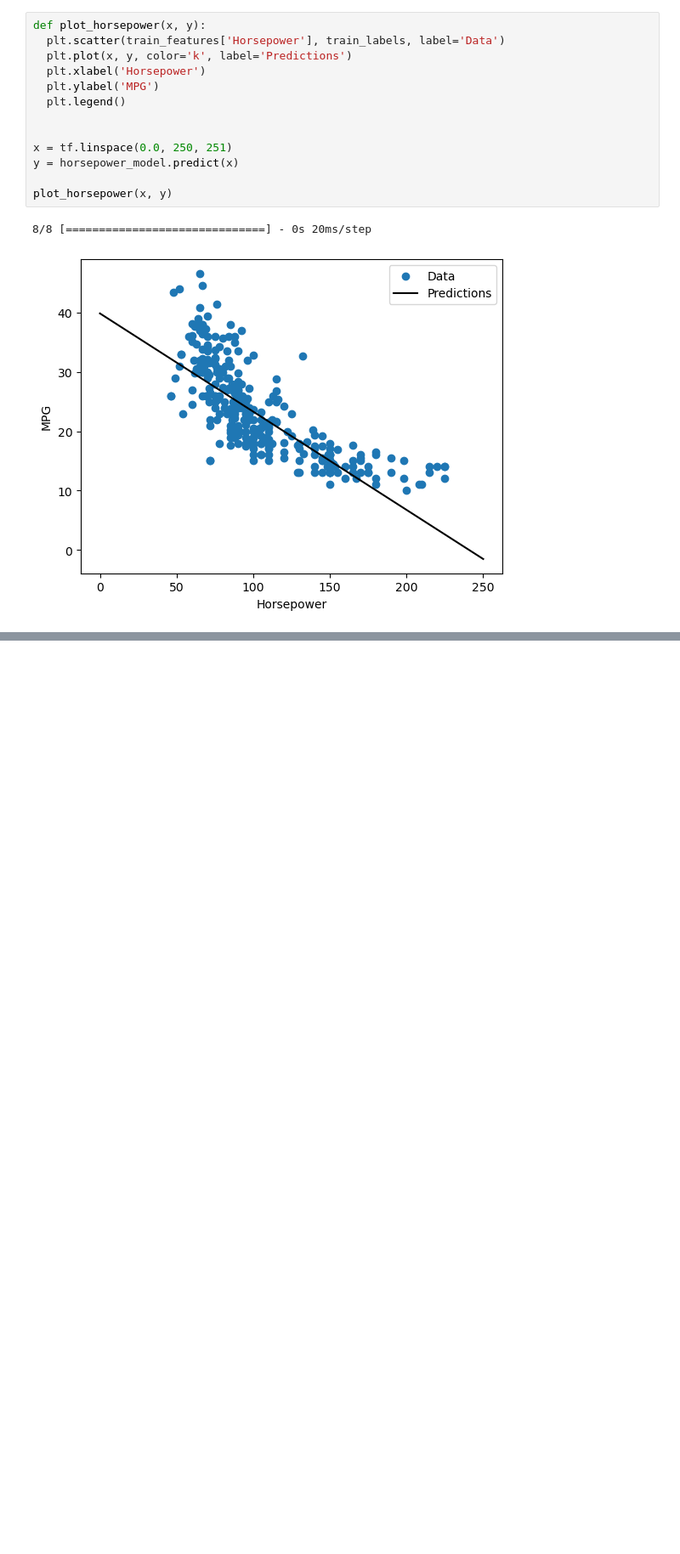
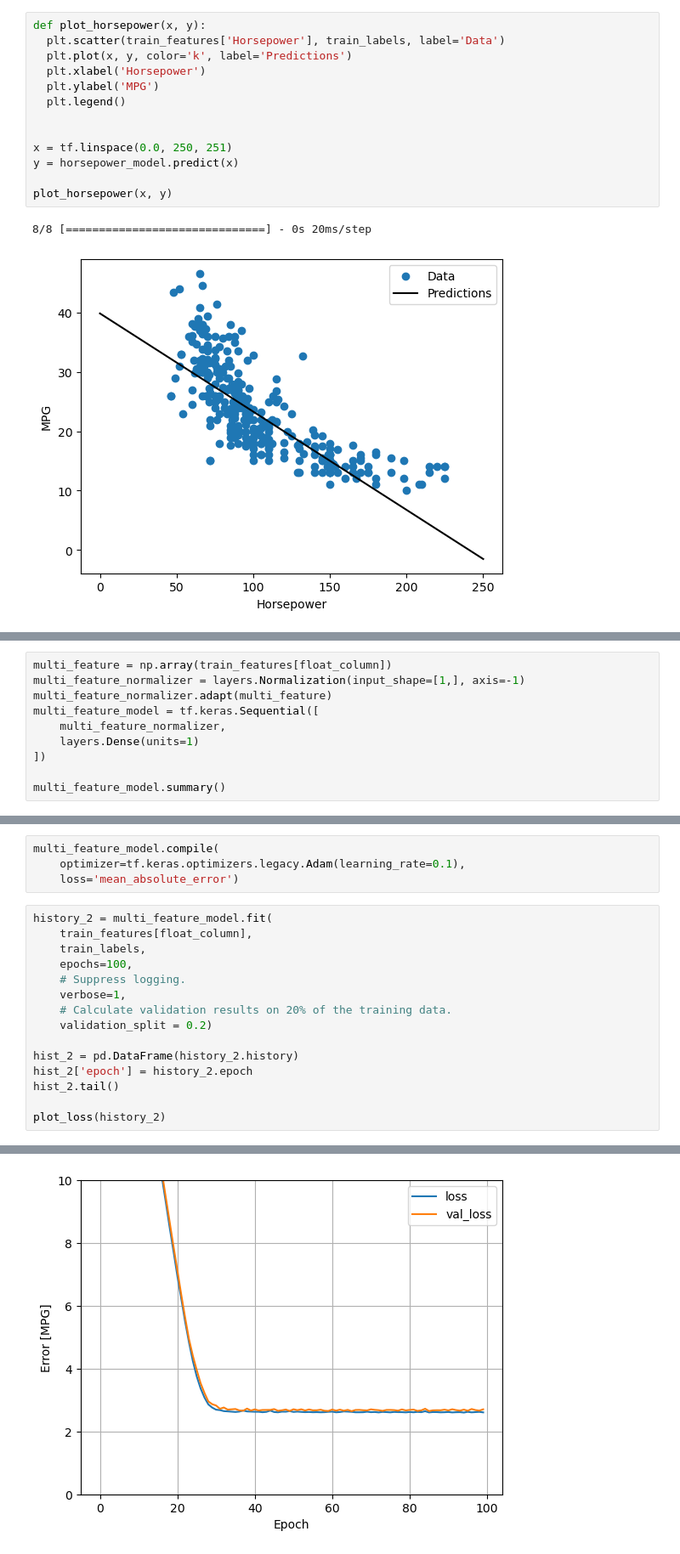
Before and after one commit to williamstshen/MiscForStudy, a Jupyter notebook: TestKeras/Basic_regression_PredictFuelEff_fromTFWeb.ipynb, the cells around one changed output, grey strips where cells are left out. Shown at 85% size. Drawn from its saved outputs; the diff is of its cells as text; blank space fills up the shorter version.

Commit message:
add multi-feature-in regression test

```diff
--- a/TestKeras/Basic_regression_PredictFuelEff_fromTFWeb.ipynb
+++ b/TestKeras/Basic_regression_PredictFuelEff_fromTFWeb.ipynb
@@ -211,0 +214,10 @@ plot_horsepower(x, y)
+# %%
+multi_feature = np.array(train_features[float_column])
+multi_feature_normalizer = layers.Normalization(input_shape=[1,], axis=-1)
+multi_feature_normalizer.adapt(multi_feature)
+multi_feature_model = tf.keras.Sequential([
+    multi_feature_normalizer,
+    layers.Dense(units=1)
+])
+
+multi_feature_model.summary()
@@ -211,0 +239,20 @@ plot_horsepower(x, y)
+# %%
+multi_feature_model.compile(
+    optimizer=tf.keras.optimizers.legacy.Adam(learning_rate=0.1),
+    loss='mean_absolute_error')
+# %%
+history_2 = multi_feature_model.fit(
+    train_features[float_column],
+    train_labels,
+    epochs=100,
+    # Suppress logging.
+    verbose=1,
+    # Calculate validation results on 20% of the training data.
+    validation_split = 0.2)
+
+hist_2 = pd.DataFrame(history_2.history)
+hist_2['epoch'] = history_2.epoch
+hist_2.tail()
+
+plot_loss(history_2)
+# %% [output]
@@ -211,0 +276 @@ plot_horsepower(x, y)
+[figure, added]
```
Also changed, not shown: parts of 4 cells of this notebook.
